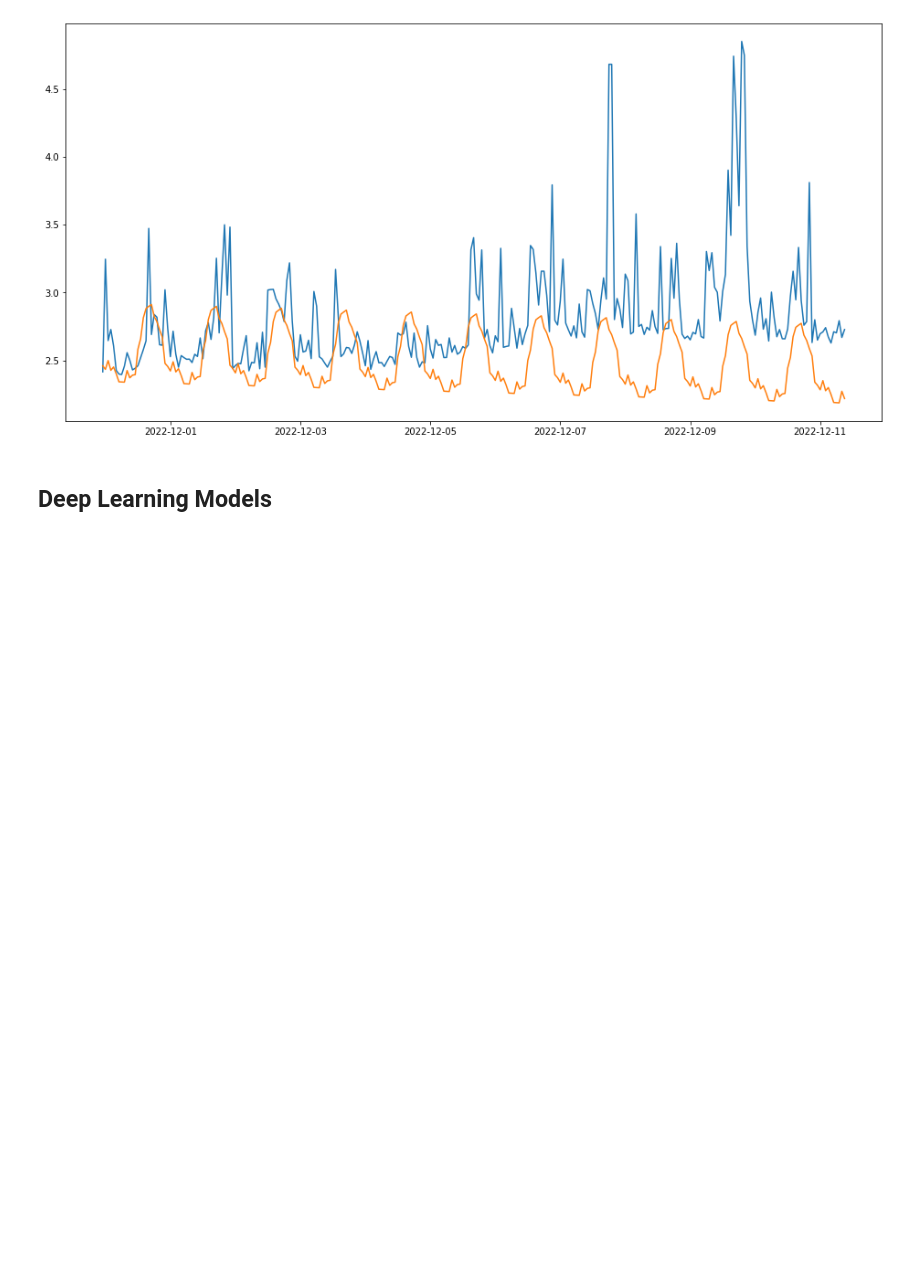
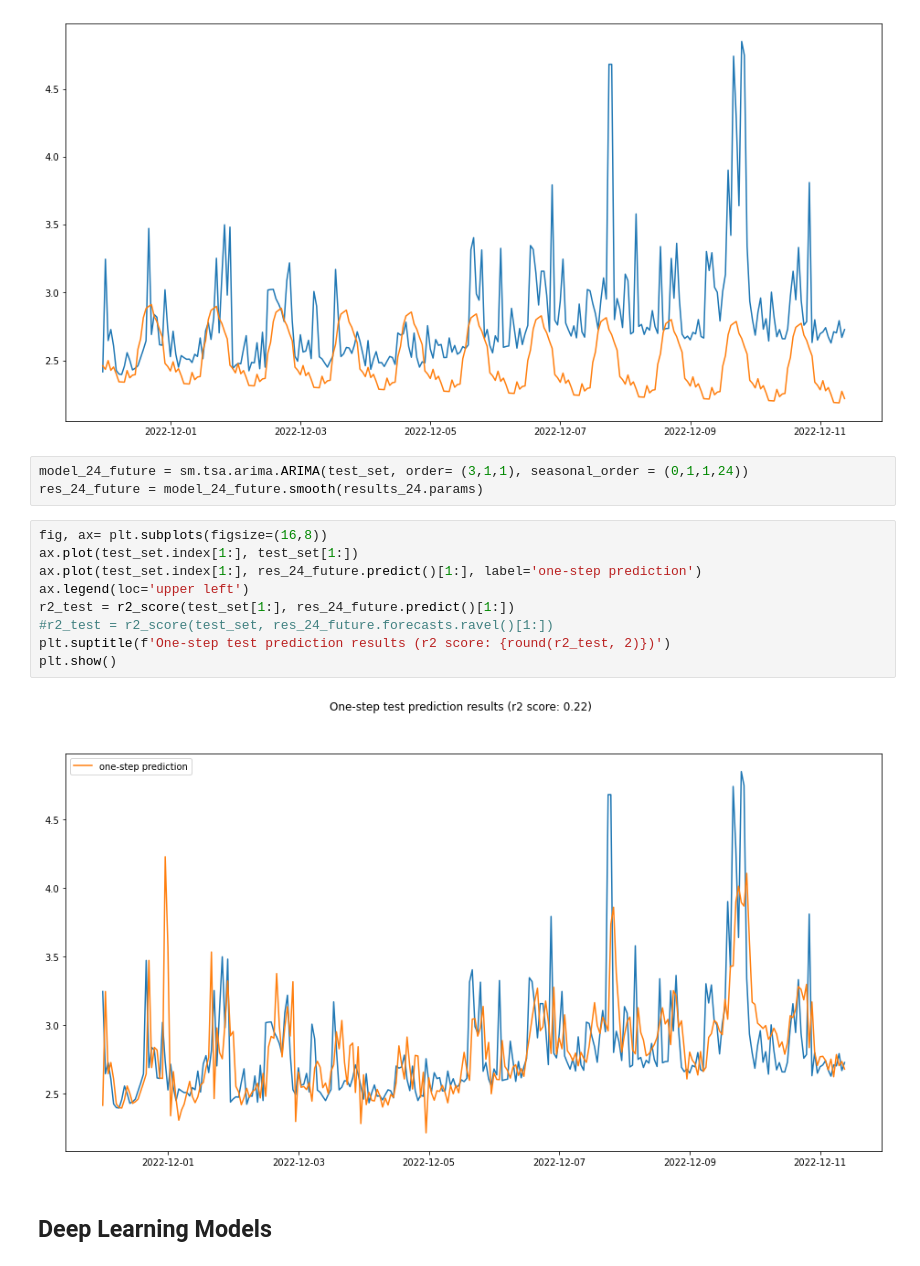
Before and after one commit to eldor-fozilov/ethereum-gas-price-prediction, a Jupyter notebook: Modeling.ipynb, the cells around one changed output. Cells and saved outputs as stored; diff of their text form; blank space fills up the shorter version.

```diff
--- a/Modeling.ipynb
+++ b/Modeling.ipynb
@@ -261,5 +264,19 @@ plt.plot(pred_index, pred_value)
 plt.show()
 # %% [output]
 [figure]
+# %%
+model_24_future = sm.tsa.arima.ARIMA(test_set, order= (3,1,1), seasonal_order = (0,1,1,24))
+res_24_future = model_24_future.smooth(results_24.params)
+# %%
+fig, ax= plt.subplots(figsize=(16,8))
+ax.plot(test_set.index[1:], test_set[1:])
+ax.plot(test_set.index[1:], res_24_future.predict()[1:], label='one-step prediction')
+ax.legend(loc='upper left')
+r2_test = r2_score(test_set[1:], res_24_future.predict()[1:])
+#r2_test = r2_score(test_set, res_24_future.forecasts.ravel()[1:])
+plt.suptitle(f'One-step test prediction results (r2 score: {round(r2_test, 2)})')
+plt.show()
+# %% [output]
+[figure, added]
 # %% [markdown]
 ## Deep Learning Models
```
Also changed, not shown: parts of 23 cells of this notebook.
